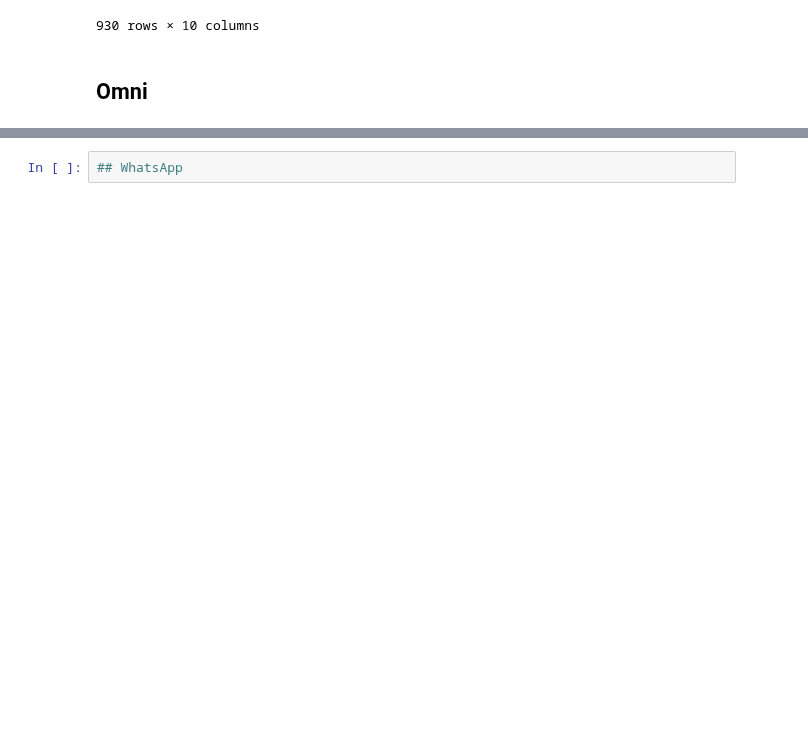
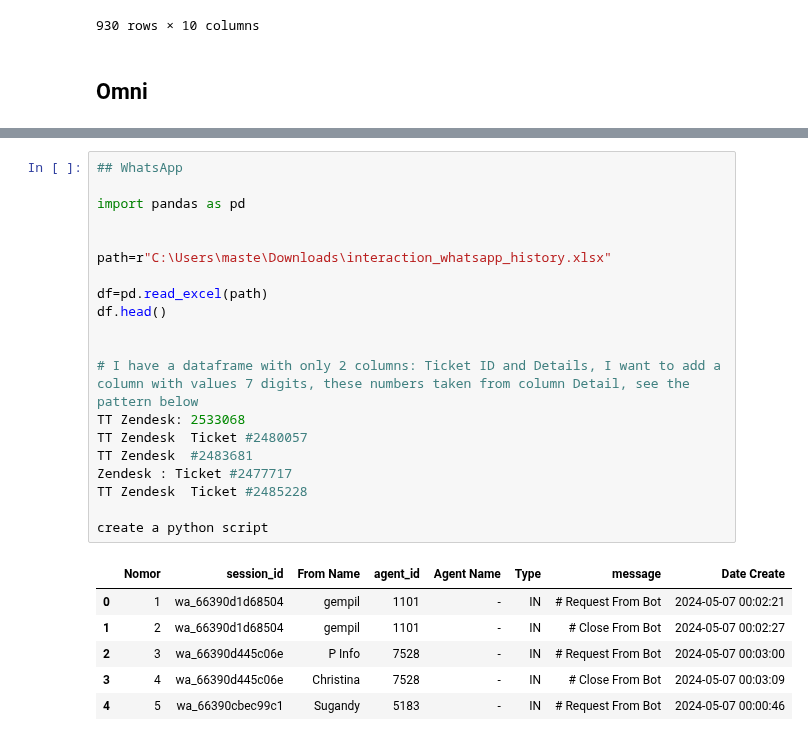
Before and after one commit to masterA88/dataquality2-new, a Jupyter notebook: read_bricare2.ipynb, the cells around one changed output, grey strips where cells are left out. Drawn from its saved outputs; the diff is of its cells as text; blank space fills up the shorter version.

```diff
--- a/read_bricare2.ipynb
+++ b/read_bricare2.ipynb
@@ -471,3 +554,28 @@ df_cleaned[df_cleaned['session_id']=='em_663fa453b84c5']
 | 1 | 2 | em_663fa453b84c5 | - | 7594 | Dimas Bangun Budiarto | OUT |  | 2024-05-12 00:11:56 |
-# %%
-## WhatsApp
+# %%
+## WhatsApp
+
+import pandas as pd
+
+
+path=r"C:\Users\maste\Downloads\interaction_whatsapp_history.xlsx"
+
+df=pd.read_excel(path)
+df.head()
+
+
+# I have a dataframe with only 2 columns: Ticket ID and Details, I want to add a column with values 7 digits, these numbers taken from column Detail, see the pattern below
+TT Zendesk: 2533068
+TT Zendesk  Ticket #2480057
+TT Zendesk  #2483681
+Zendesk : Ticket #2477717
+TT Zendesk  Ticket #2485228
+
+create a python script
+# %% [output]
+|  | Nomor | session_id | From Name | agent_id | Agent Name | Type | message | Date Create |
+| 0 | 1 | wa_66390d1d68504 | gempil | 1101 | - | IN | # Request From Bot | 2024-05-07 00:02:21 |
+| 1 | 2 | wa_66390d1d68504 | gempil | 1101 | - | IN | # Close From Bot | 2024-05-07 00:02:27 |
+| 2 | 3 | wa_66390d445c06e | P Info | 7528 | - | IN | # Request From Bot | 2024-05-07 00:03:00 |
+| 3 | 4 | wa_66390d445c06e | Christina | 7528 | - | IN | # Close From Bot | 2024-05-07 00:03:09 |
+| 4 | 5 | wa_66390cbec99c1 | Sugandy | 5183 | - | IN | # Request From Bot | 2024-05-07 00:00:46 |
```
Also changed, not shown: parts of 7 cells of this notebook.
